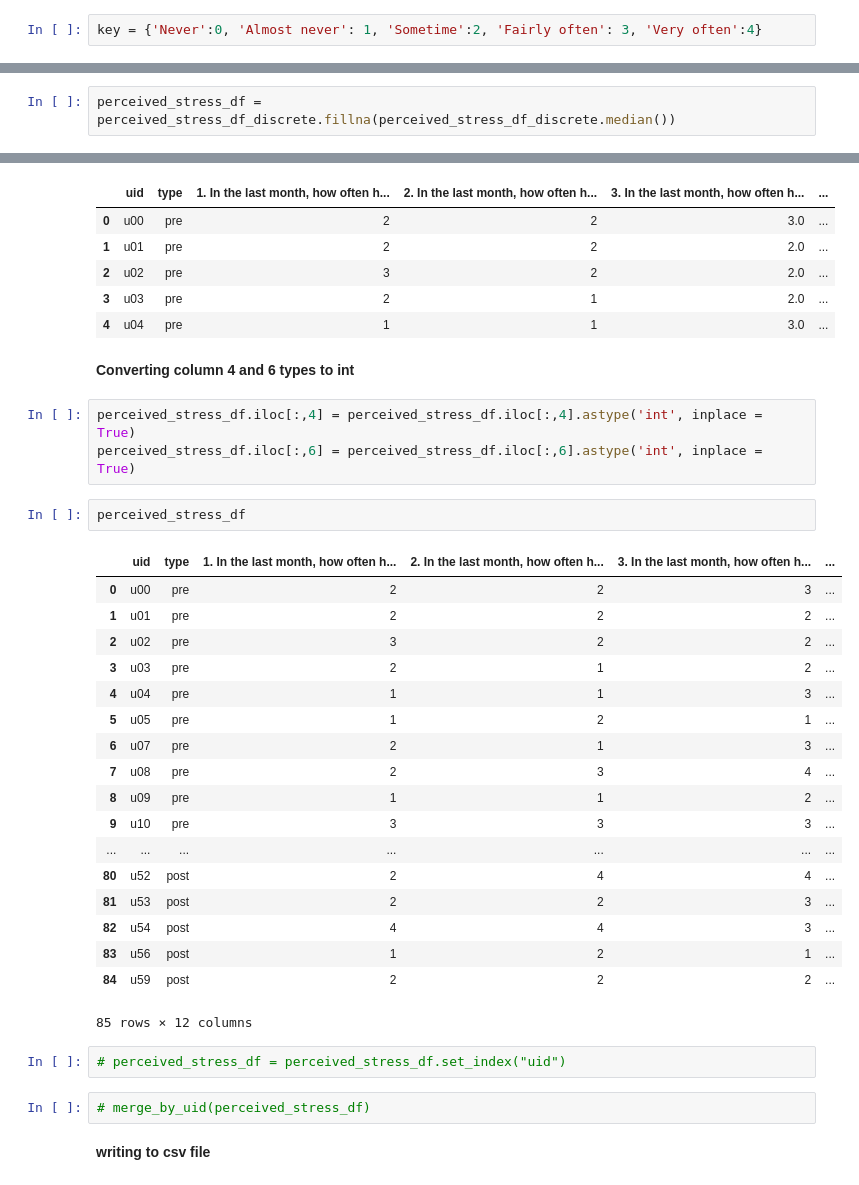
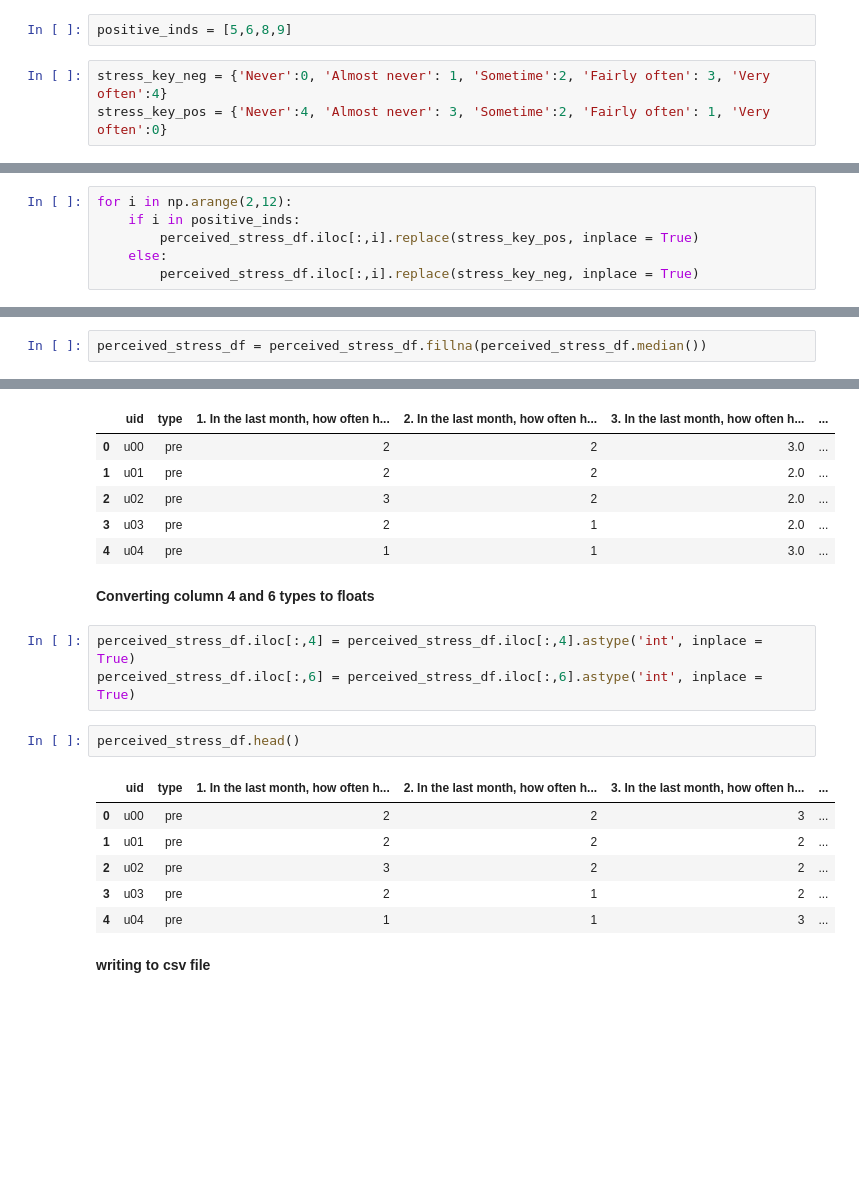
Before and after one commit to mkhash/Modelling-Student-Stress, a Jupyter notebook: code/Data_cleaning_and_processing.ipynb, the cells around one changed output, grey strips where cells are left out. Drawn from its saved outputs; the diff is of its cells as text; blank space fills up the shorter version.

```diff
--- a/code/Data_cleaning_and_processing.ipynb
+++ b/code/Data_cleaning_and_processing.ipynb
@@ -429,5 +298,8 @@ Never            1
 Name: 4. In the last month, how often have you felt confident about your ability to handle your personal problems?, dtype: int64
 # %% [markdown]
 **Mapping answers to numerical values**
+# %%
+positive_inds = [5,6,8,9]
 # %%
-key = {'Never':0, 'Almost never': 1, 'Sometime':2, 'Fairly often': 3, 'Very often':4}
+stress_key_neg = {'Never':0, 'Almost never': 1, 'Sometime':2, 'Fairly often': 3, 'Very often':4}
+stress_key_pos = {'Never':4, 'Almost never': 3, 'Sometime':2, 'Fairly often': 1, 'Very often':0}
@@ -436 +306,7 @@ perceived_stress_df_discrete = perceived_stress_df.replace(key)
+# %%
+for i in np.arange(2,12):
+    if i in positive_inds:
+        perceived_stress_df.iloc[:,i].replace(stress_key_pos, inplace = True)
+    else:
+        perceived_stress_df.iloc[:,i].replace(stress_key_neg, inplace = True)
 # %%
@@ -455,7 +331,7 @@ perceived_stress_df_discrete.isna().describe()
 # %% [markdown]
 **Replacing null values with the median of the respective column values**
 # %%
-perceived_stress_df = perceived_stress_df_discrete.fillna(perceived_stress_df_discrete.median())
+perceived_stress_df = perceived_stress_df.fillna(perceived_stress_df.median())
 # %%
 perceived_stress_df.head()
 # %% [output]
@@ -466,35 +342,19 @@ perceived_stress_df.head()
 | 3 | u03 | pre | 2 | 1 | 2.0 | ... |
 | 4 | u04 | pre | 1 | 1 | 3.0 | ... |
 # %% [markdown]
-**Converting column 4 and 6 types to int**
+**Converting column 4 and 6 types to floats**
 # %%
 perceived_stress_df.iloc[:,4] = perceived_stress_df.iloc[:,4].astype('int', inplace = True)
 perceived_stress_df.iloc[:,6] = perceived_stress_df.iloc[:,6].astype('int', inplace = True)
 # %%
-perceived_stress_df
+perceived_stress_df.head()
 # %% [output]
 |  | uid | type | 1. In the last month, how often h... | 2. In the last month, how often h... | 3. In the last month, how often h... | ... |
 | 0 | u00 | pre | 2 | 2 | 3 | ... |
 | 1 | u01 | pre | 2 | 2 | 2 | ... |
 | 2 | u02 | pre | 3 | 2 | 2 | ... |
 | 3 | u03 | pre | 2 | 1 | 2 | ... |
 | 4 | u04 | pre | 1 | 1 | 3 | ... |
-| 5 | u05 | pre | 1 | 2 | 1 | ... |
-| 6 | u07 | pre | 2 | 1 | 3 | ... |
-| 7 | u08 | pre | 2 | 3 | 4 | ... |
-| 8 | u09 | pre | 1 | 1 | 2 | ... |
-| 9 | u10 | pre | 3 | 3 | 3 | ... |
-| ... | ... | ... | ... | ... | ... | ... |
-| 80 | u52 | post | 2 | 4 | 4 | ... |
-| 81 | u53 | post | 2 | 2 | 3 | ... |
-| 82 | u54 | post | 4 | 4 | 3 | ... |
-| 83 | u56 | post | 1 | 2 | 1 | ... |
-| 84 | u59 | post | 2 | 2 | 2 | ... |
-85 rows × 12 columns
-# %%
-# perceived_stress_df = perceived_stress_df.set_index("uid")
-# %%
-# merge_by_uid(perceived_stress_df)
 # %% [markdown]
 **writing to csv file**
 # %%
```
Also changed, not shown: parts of 28 cells of this notebook.
